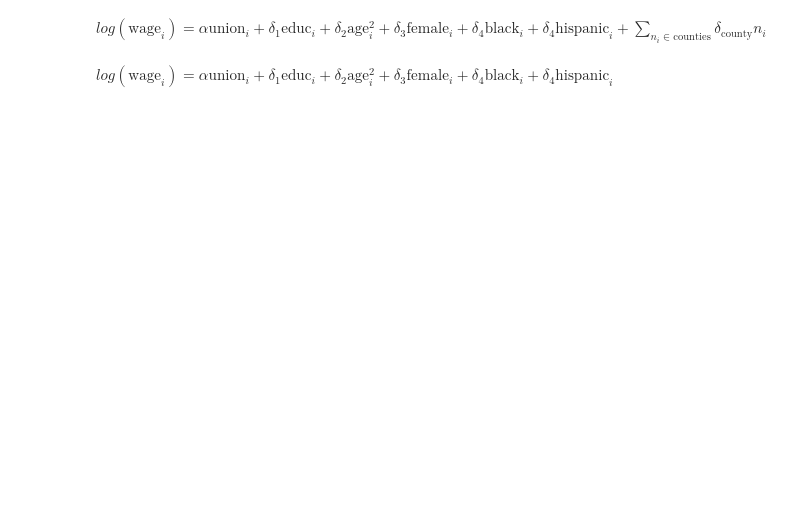
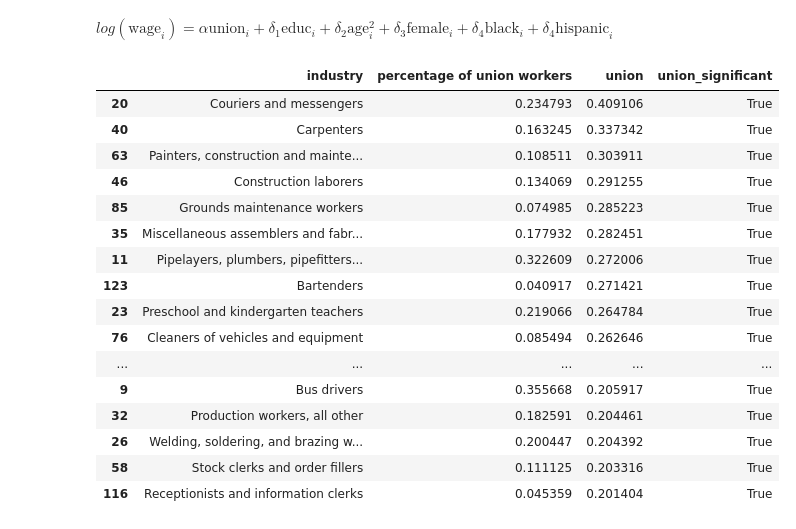
Before and after one commit to rlmoore-b/econ151finalproj, a Jupyter notebook: analysis.ipynb, the cells around one changed output. Drawn from its saved outputs; the diff is of its cells as text; code cells hidden in the pictures; blank space fills up the shorter version.

```diff
--- a/analysis.ipynb
+++ b/analysis.ipynb
@@ -183,7 +142,58 @@ results.head()
-# %% [markdown]
-$log(\text{wage}_i) = \alpha \text{union}_i + \delta _1\text{educ}_i + \delta _2 \text{age}^2_i + \delta _3 \text{female}_i + \delta _4\text{black}_i + \delta _4 \text{hispanic}_i + \sum_{n_i \in \text{counties}} \delta _\text{county} n_i$
 # %% [markdown]
 $log(\text{wage}_i) = \alpha \text{union}_i + \delta _1\text{educ}_i + \delta _2 \text{age}^2_i + \delta _3 \text{female}_i + \delta _4\text{black}_i + \delta _4 \text{hispanic}_i$
+# %%
+cps_copy = clean_cps(one_hot_encode_industry=False, keep_industry_col=True)
+
+#all_industries = cps_copy[ind].unique().to_list()
+all_industries = cps_copy[ind].unique()
+count = 0
+curr = 0
+for industry in all_industries:
+    temp = cps_copy[cps_copy[ind] == industry]
+    participation = np.average(temp['union'])
+    selected_columns = ['wage', 'union', 'educ', 'age^2', 'female', 'black', 'hispanic'] + [col for col in temp.columns if 'County' in col]
+    temp = temp[selected_columns]
+    if temp.shape[0] >= 2000: #Only include occupations with more than 200 people.
+        reg = regression(temp)
+        insert = reg.params.to_dict()
+        insert2 = reg.bse.to_dict()
+        insert2 = {("std_err_"+key):value for key, value in insert2.items()}
+        insert = {**insert, **insert2}
+        insert['industry'] = industry
+        insert['percentage of union workers'] = participation
+        insert_df =  pd.DataFrame([insert])
+        if count==0:
+            curr = pd.DataFrame({key: [value] for key, value in insert.items()})
+        elif participation >= 0.01: # Only include industries where more than 1% of employeees are in labor unions.
+            temp = pd.concat([curr, insert_df], ignore_index=True)
+            curr = temp
+    count += 1
+curr['union_significant'] = (curr['union']/curr['std_err_union'] > 2)
+#curr = curr[curr['significant']==True]
+curr = curr[['industry', 'percentage of union workers', 'union', 'union_significant']]
+curr = curr.sort_values(by="percentage of union workers", ascending=False)
+curr = curr.reset_index(drop=True)
+curr = curr.sort_values(by="union", ascending=False)
+results = curr
+results.head(30)
+# %% [output]
+|  | industry | percentage of union workers | union | union_significant |
+| 20 | Couriers and messengers | 0.234793 | 0.409106 | True |
+| 40 | Carpenters | 0.163245 | 0.337342 | True |
+| 63 | Painters, construction and mainte... | 0.108511 | 0.303911 | True |
+| 46 | Construction laborers | 0.134069 | 0.291255 | True |
+| 85 | Grounds maintenance workers | 0.074985 | 0.285223 | True |
+| 35 | Miscellaneous assemblers and fabr... | 0.177932 | 0.282451 | True |
+| 11 | Pipelayers, plumbers, pipefitters... | 0.322609 | 0.272006 | True |
+| 123 | Bartenders | 0.040917 | 0.271421 | True |
+| 23 | Preschool and kindergarten teachers | 0.219066 | 0.264784 | True |
+| 76 | Cleaners of vehicles and equipment | 0.085494 | 0.262646 | True |
+| ... | ... | ... | ... | ... |
+| 9 | Bus drivers | 0.355668 | 0.205917 | True |
+| 32 | Production workers, all other | 0.182591 | 0.204461 | True |
+| 26 | Welding, soldering, and brazing w... | 0.200447 | 0.204392 | True |
+| 58 | Stock clerks and order fillers | 0.111125 | 0.203316 | True |
+| 116 | Receptionists and information clerks | 0.045359 | 0.201404 | True |
 # %%
 # Finding the proportion of labor union participation for each occupation
 props_map = {}
```
Also changed, not shown: parts of 5 cells of this notebook.
